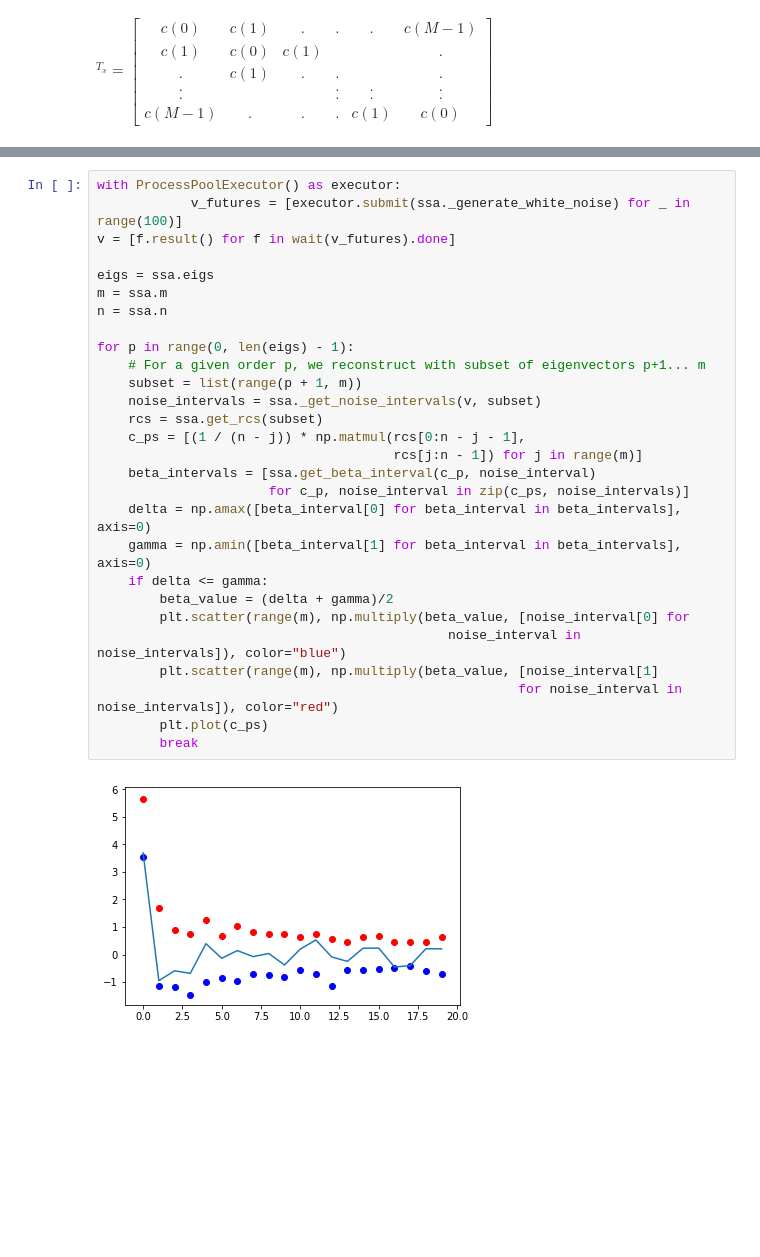
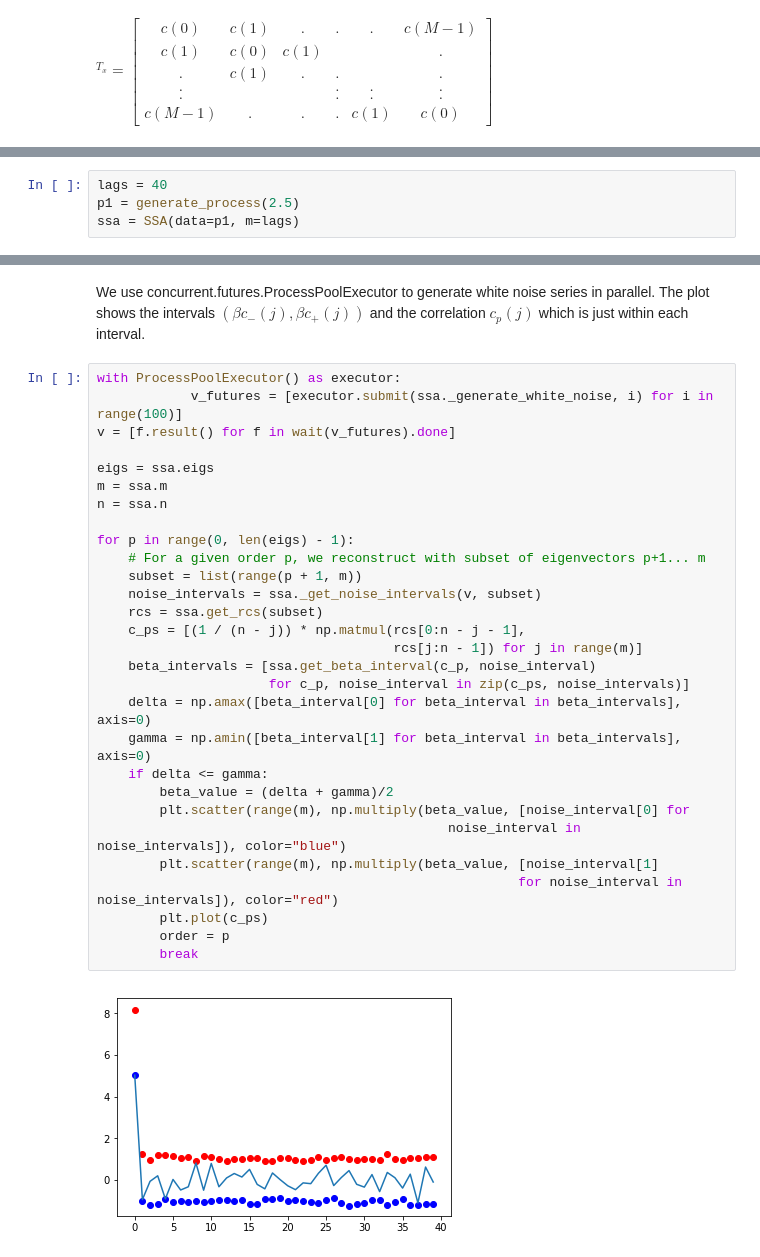
Before and after one commit to ejrmorrissey/SSA, a Jupyter notebook: Singular Spectrum Analysis.ipynb, the cells around one changed output, grey strips where cells are left out. Drawn from its saved outputs; the diff is of its cells as text; blank space fills up the shorter version.

```diff
--- a/Singular Spectrum Analysis.ipynb
+++ b/Singular Spectrum Analysis.ipynb
@@ -194,3 +54,7 @@ c(M-1) & . & . & . & c(1) & c(0)
+# %%
+lags = 40
+p1 = generate_process(2.5)
+ssa = SSA(data=p1, m=lags)
 # %%
 ax = sns.heatmap(ssa.t_matrix)
 plt.show()
@@ -241,30 +141,33 @@ for i in range(3):
+# %% [markdown]
+We use concurrent.futures.ProcessPoolExecutor to generate white noise series in parallel. The plot shows the intervals $(\beta c_{-}(j),\beta c_{+}(j))$ and the correlation $c_{p}(j)$ which is just within each interval.
 # %%
 with ProcessPoolExecutor() as executor:
-            v_futures = [executor.submit(ssa._generate_white_noise) for _ in range(100)]
+            v_futures = [executor.submit(ssa._generate_white_noise, i) for i in range(100)]
 v = [f.result() for f in wait(v_futures).done]
 
 eigs = ssa.eigs
 m = ssa.m
 n = ssa.n
 
 for p in range(0, len(eigs) - 1):
     # For a given order p, we reconstruct with subset of eigenvectors p+1... m
     subset = list(range(p + 1, m))
     noise_intervals = ssa._get_noise_intervals(v, subset)
     rcs = ssa.get_rcs(subset)
     c_ps = [(1 / (n - j)) * np.matmul(rcs[0:n - j - 1],
                                       rcs[j:n - 1]) for j in range(m)]
     beta_intervals = [ssa.get_beta_interval(c_p, noise_interval)
                       for c_p, noise_interval in zip(c_ps, noise_intervals)]
     delta = np.amax([beta_interval[0] for beta_interval in beta_intervals], axis=0)
     gamma = np.amin([beta_interval[1] for beta_interval in beta_intervals], axis=0)
     if delta <= gamma:
         beta_value = (delta + gamma)/2
         plt.scatter(range(m), np.multiply(beta_value, [noise_interval[0] for
                                              noise_interval in noise_intervals]), color="blue")
         plt.scatter(range(m), np.multiply(beta_value, [noise_interval[1]
                                                       for noise_interval in noise_intervals]), color="red")
         plt.plot(c_ps)
+        order = p
         break
 # %% [output]
-[figure, old version]
+[figure, new version]
```
Also changed, not shown: parts of 31 cells of this notebook, 2 other files.
